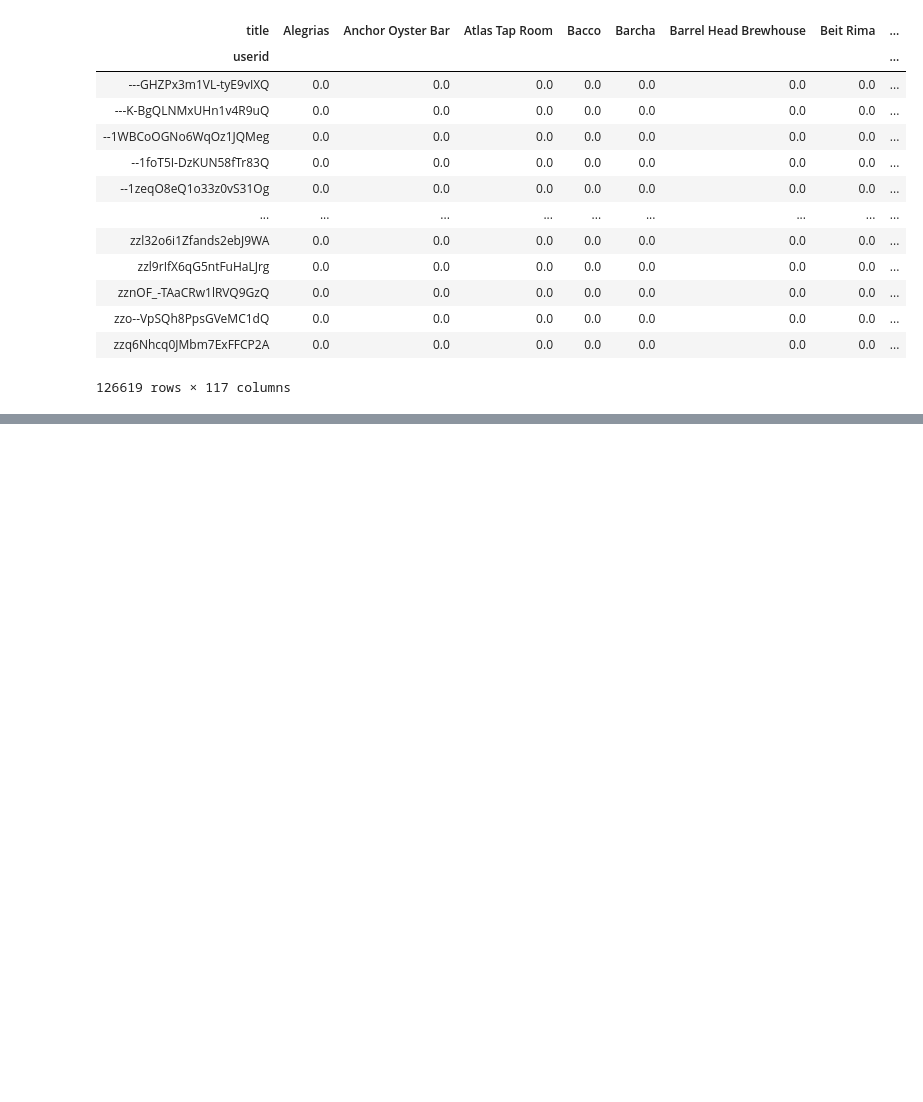
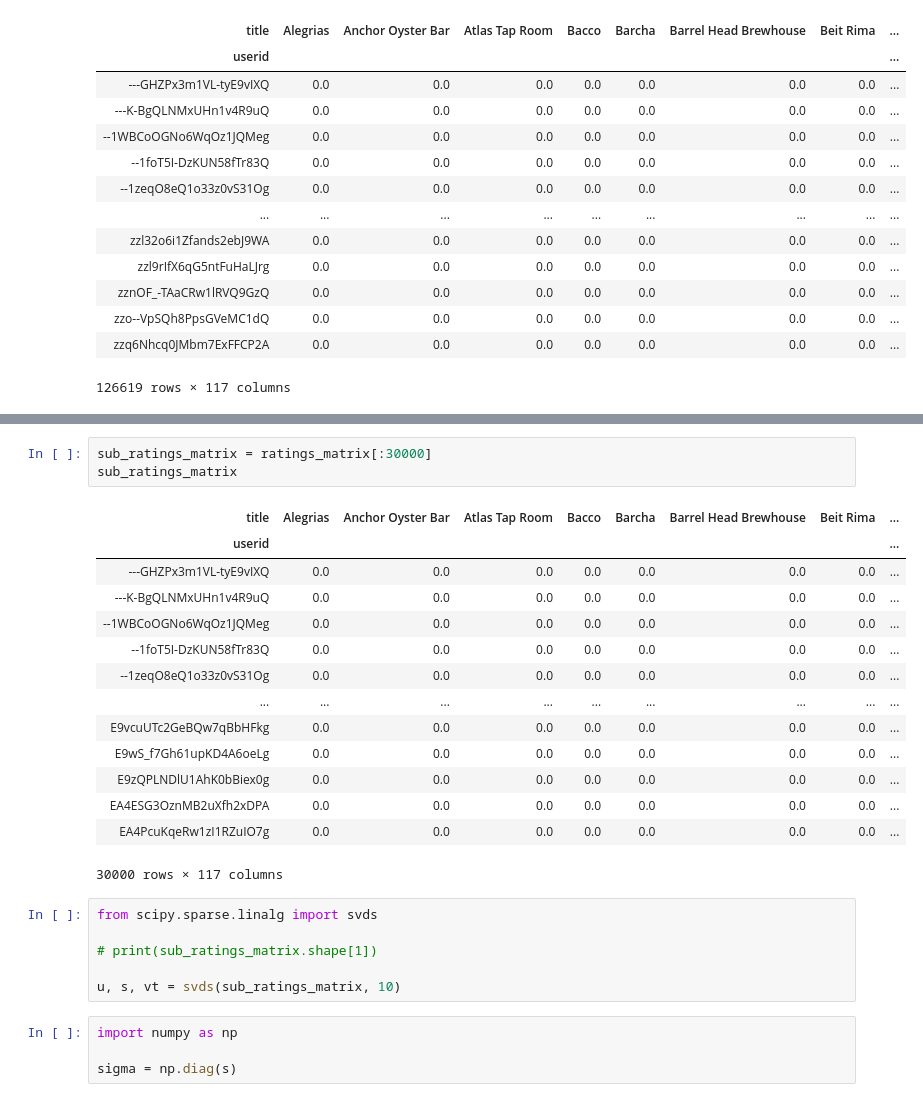
Before and after one commit to yueweng/restaurant-recommender, a Jupyter notebook: recommendation_content_based.ipynb, the cells around one changed output, grey strips where cells are left out. Saved outputs shown, nothing was run; the diff lists cells and outputs as text; blank space fills up the shorter version.

```diff
--- a/recommendation_content_based.ipynb
+++ b/recommendation_content_based.ipynb
@@ -428,0 +426,28 @@ NameError: name 'VT' is not defined
+# %%
+sub_ratings_matrix = ratings_matrix[:30000]
+sub_ratings_matrix
+# %% [output]
+| title | Alegrias | Anchor Oyster Bar | Atlas Tap Room | Bacco | Barcha | Barrel Head Brewhouse | Beit Rima | ... |
+| userid |  |  |  |  |  |  |  | ... |
+| ---GHZPx3m1VL-tyE9vIXQ | 0.0 | 0.0 | 0.0 | 0.0 | 0.0 | 0.0 | 0.0 | ... |
+| ---K-BgQLNMxUHn1v4R9uQ | 0.0 | 0.0 | 0.0 | 0.0 | 0.0 | 0.0 | 0.0 | ... |
+| --1WBCoOGNo6WqOz1JQMeg | 0.0 | 0.0 | 0.0 | 0.0 | 0.0 | 0.0 | 0.0 | ... |
+| --1foT5I-DzKUN58fTr83Q | 0.0 | 0.0 | 0.0 | 0.0 | 0.0 | 0.0 | 0.0 | ... |
+| --1zeqO8eQ1o33z0vS31Og | 0.0 | 0.0 | 0.0 | 0.0 | 0.0 | 0.0 | 0.0 | ... |
+| ... | ... | ... | ... | ... | ... | ... | ... | ... |
+| E9vcuUTc2GeBQw7qBbHFkg | 0.0 | 0.0 | 0.0 | 0.0 | 0.0 | 0.0 | 0.0 | ... |
+| E9wS_f7Gh61upKD4A6oeLg | 0.0 | 0.0 | 0.0 | 0.0 | 0.0 | 0.0 | 0.0 | ... |
+| E9zQPLNDlU1AhK0bBiex0g | 0.0 | 0.0 | 0.0 | 0.0 | 0.0 | 0.0 | 0.0 | ... |
+| EA4ESG3OznMB2uXfh2xDPA | 0.0 | 0.0 | 0.0 | 0.0 | 0.0 | 0.0 | 0.0 | ... |
+| EA4PcuKqeRw1zI1RZuIO7g | 0.0 | 0.0 | 0.0 | 0.0 | 0.0 | 0.0 | 0.0 | ... |
+30000 rows × 117 columns
+# %%
+from scipy.sparse.linalg import svds
+
+# print(sub_ratings_matrix.shape[1])
+
+u, s, vt = svds(sub_ratings_matrix, 10)
+# %%
+import numpy as np
+
+sigma = np.diag(s)
```
Also changed, not shown: parts of 7 cells of this notebook, 4 other files.
